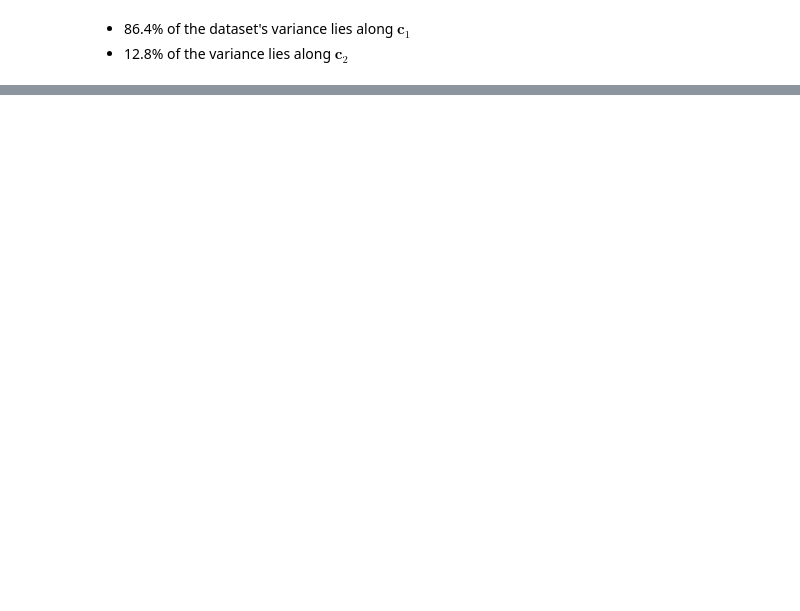
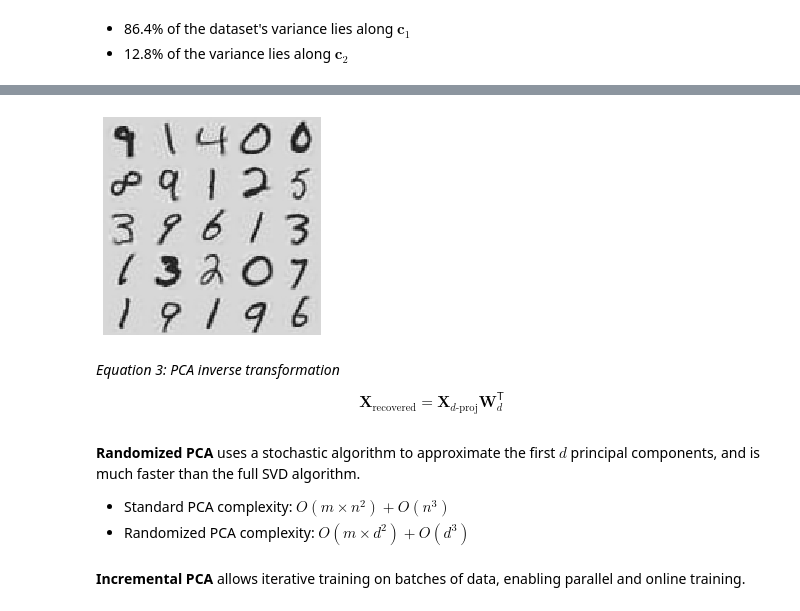
Before and after one commit to codywill/ml-sandbox, a Jupyter notebook: hands-on/Chapter 8 - Dimensionality Reduction.ipynb, the cells around one changed output, grey strips where cells are left out. Cells and saved outputs as stored; diff of their text form; code cells hidden in the pictures; blank space fills up the shorter version.

```diff
--- a/hands-on/Chapter 8 - Dimensionality Reduction.ipynb
+++ b/hands-on/Chapter 8 - Dimensionality Reduction.ipynb
@@ -142,0 +186,4 @@ array([0.86434871, 0.12770091])
+# %%
+# n_components also takes a ratio
+pca = PCA(n_components=0.95)
+X_reduced = pca.fit_transform(X_train)
@@ -142,0 +196,2 @@ array([0.86434871, 0.12770091])
+# %%
+X_recovered = pca.inverse_transform(X_reduced)
@@ -142,0 +221,16 @@ array([0.86434871, 0.12770091])
+# %%
+# Compressed dataset
+plot_digits(X_recovered[::2100], 5)
+# %% [output]
+[figure, added]
+# %% [markdown]
+*Equation 3: PCA inverse transformation*
+
+\begin{equation*}
+\mathbf{X}_\text{recovered} = \mathbf{X}_{d\text{-proj}} \mathbf{W}_d^\mathsf{T}
+\end{equation*}
+# %% [markdown]
+**Randomized PCA** uses a stochastic algorithm to approximate the first $d$ principal components, and is much faster than the full SVD algorithm.
+
+- Standard PCA complexity: $O(m \times n^2) + O(n^3)$
+- Randomized PCA complexity: $O(m \times d^2) + O(d^3)$
@@ -142,0 +241,2 @@ array([0.86434871, 0.12770091])
+# %% [markdown]
+**Incremental PCA** allows iterative training on batches of data, enabling parallel and online training.
```
Also changed, not shown: parts of 24 cells of this notebook.
